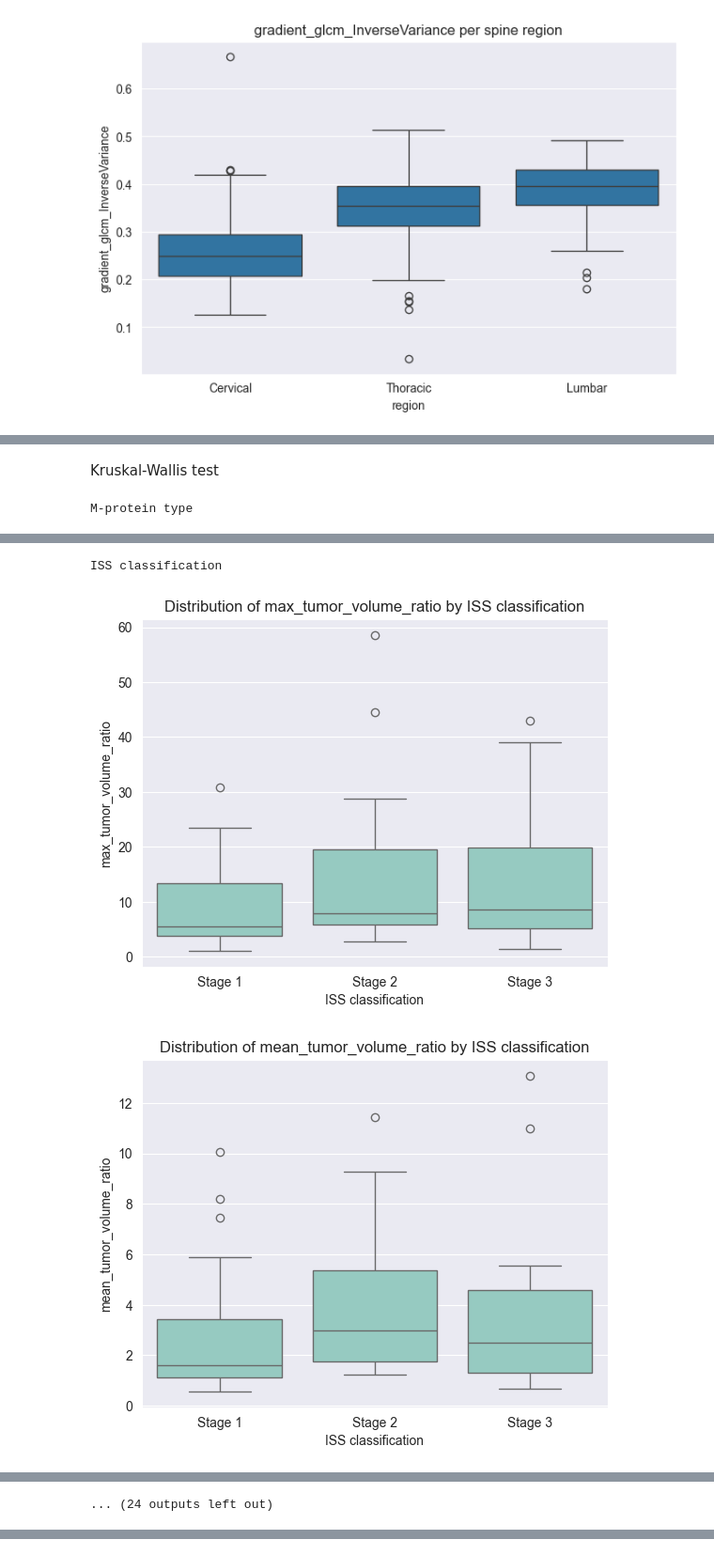
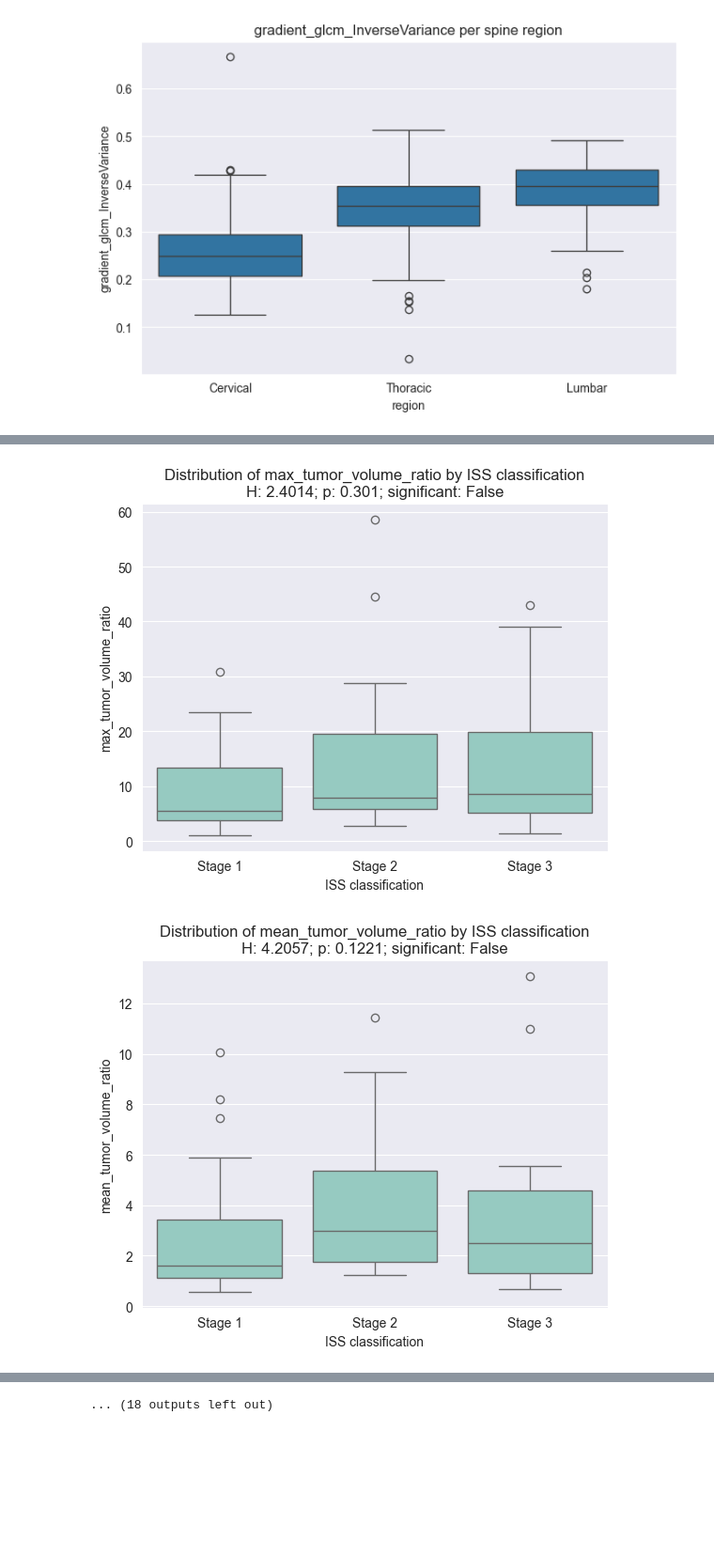
Before and after one commit to lukas1110/Analysis-of-multiple-myelomas-from-dual-CT, a Jupyter notebook: vertebrae_level/lesions_distribution.ipynb, the cells around one changed output, grey strips where cells are left out. Shown at 94% size. Drawn from its saved outputs; the diff is of its cells as text; code cells hidden in the pictures; blank space fills up the shorter version.

```diff
--- a/vertebrae_level/lesions_distribution.ipynb
+++ b/vertebrae_level/lesions_distribution.ipynb
@@ -450,11 +621,10 @@ plt.show()
-# %% [markdown]
-Kruskal-Wallis test
 # %%
 import os
 import pandas as pd
 import numpy as np
 import seaborn as sns
 import matplotlib.pyplot as plt
+from scipy.stats import kruskal, spearmanr
 
 
 main_folder = r"E:\DATA_Myelomy"
@@ -499,21 +669,29 @@ clinical_features = ["Patient ID"] + categorical + numeric
 clinical_df = pd.read_csv(r"E:\Clinical_data\Table_clinical_data.csv",encoding="cp1252")
 df_final = pd.merge(data, clinical_df[clinical_features], left_on='patient', right_on='Patient ID')
 
+ratio_metrics = [col for col in df_final.columns if "tumor_volume_ratio" in col]
+
+
 for category in categorical:
-    print(category)
-    for col in df_final.columns:
-        if "tumor_volume_ratio" in col:
+    for metric in ratio_metrics:
+        groups = [group[metric].dropna().values for name, group in df_final.groupby(category)]
+
+        if len(groups) > 1:
+            stat, p = kruskal(*groups)
+
             sns.set_style("darkgrid")
-            sns.boxplot(data=df_final, x=category, y=col)
-            plt.title(f'Distribution of {col} by {category}')
+            sns.boxplot(data=df_final, x=category, y=metric)
+            plt.title(f'Distribution of {metric} by {category}\nH: {round(stat, 4)}; p: {round(p, 4)}; significant: {p < 0.05}')
             plt.show()
 
 for num in numeric:
-    print(num)
-    for col in df_final.columns:
-        if "tumor_volume_ratio" in col:
-            plt.scatter(df_final[col], df_final[num], label=num)
-            plt.title(f'Relation of {col} with {num}')
-            plt.show()
+    for metric in ratio_metrics:
+        subset = df_final[[num, metric]].dropna()
+
+        if len(subset) > 1:
+            rho, p = spearmanr(subset[num], subset[metric])
+
+        plt.scatter(df_final[num], df_final[metric], label=metric)
+        plt.title(f'Relation of {num} with {metric}\nRho: {round(rho, 4)}; p: {round(p, 4)}; significant: {p < 0.05}')
+        plt.show()
 # %% [output]
-M-protein type
@@ -525,3 +703,2 @@ M-protein type
-ISS classification
-[figure, old version]
+[figure, new version]
-[figure, old version]
+[figure, new version]
@@ -531 +707,0 @@ ISS classification
-... (24 outputs left out)
@@ -531,0 +710 @@ ISS classification
+... (18 outputs left out)
```
Also changed, not shown: parts of 22 cells of this notebook, 2 other files.
